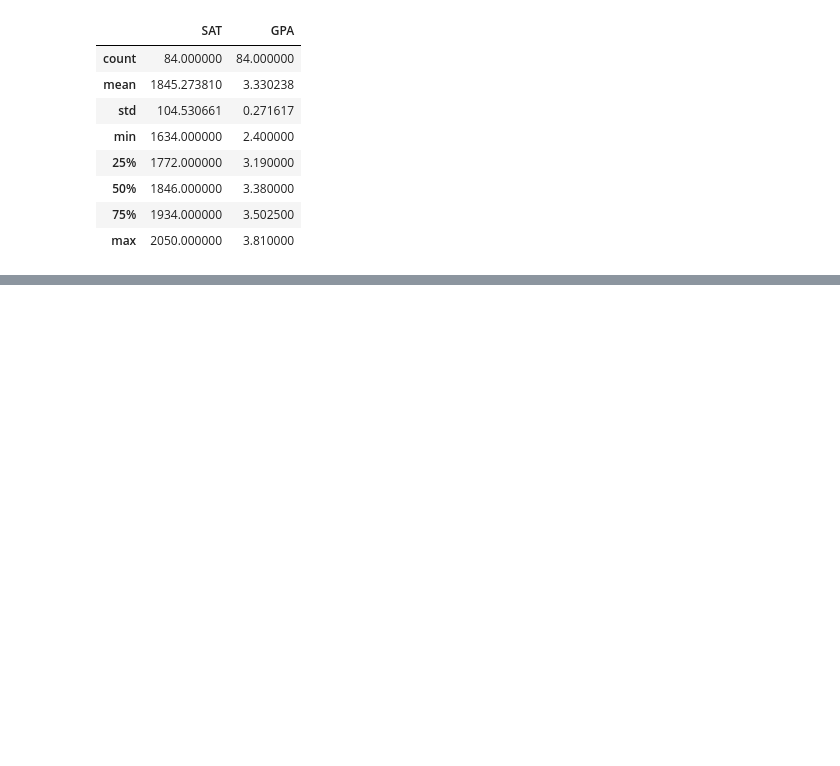
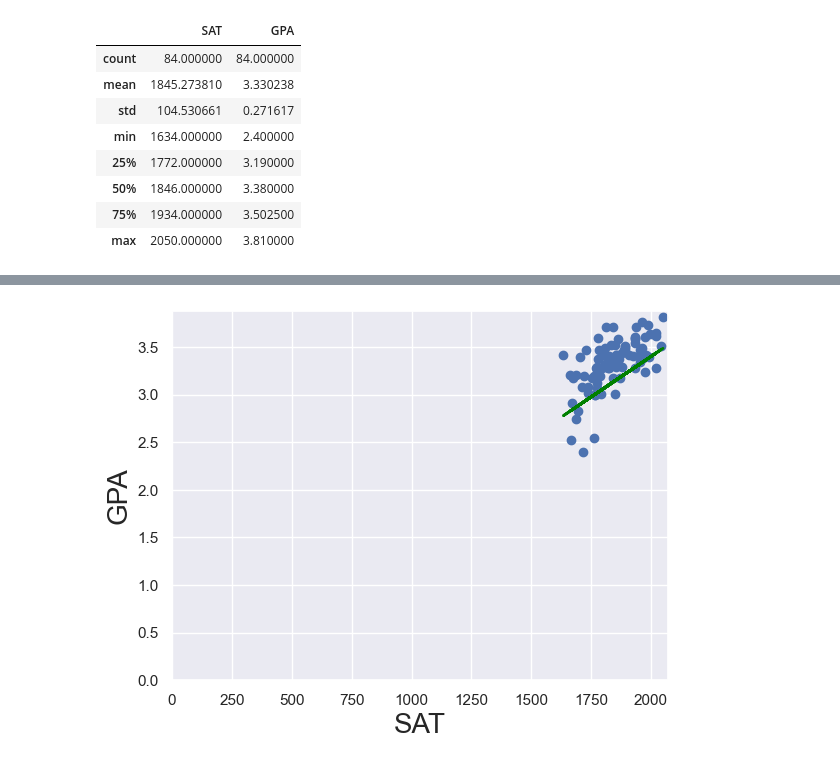
Before and after one commit to minhaz74692/data_science_basic, a Jupyter notebook: ipynb_files/32.5-simple-linear-regression/32.5.ipynb, the cells around one changed output, grey strips where cells are left out. Saved outputs shown, nothing was run; the diff lists cells and outputs as text; code cells hidden in the pictures; blank space fills up the shorter version.

Commit message:
added simple linear regression

```diff
--- a/ipynb_files/32.5-simple-linear-regression/32.5.ipynb
+++ b/ipynb_files/32.5-simple-linear-regression/32.5.ipynb
@@ -143,0 +146,12 @@ plt.show()
+# %%
+# For Hypothesis Test
+plt.scatter(x1,y)
+yhat = 0 + 0.0017* x1
+fig = plt.plot(x1, yhat, lw = 2, c = 'green', label = 'Regression Line')
+plt.xlabel('SAT', fontsize = 20)
+plt.ylabel('GPA', fontsize = 20)
+plt.xlim(0)
+plt.ylim(0)
+plt.show()
+# %% [output]
+[figure, added]
```
Also changed, not shown: parts of 4 cells of this notebook, 3 other files.
